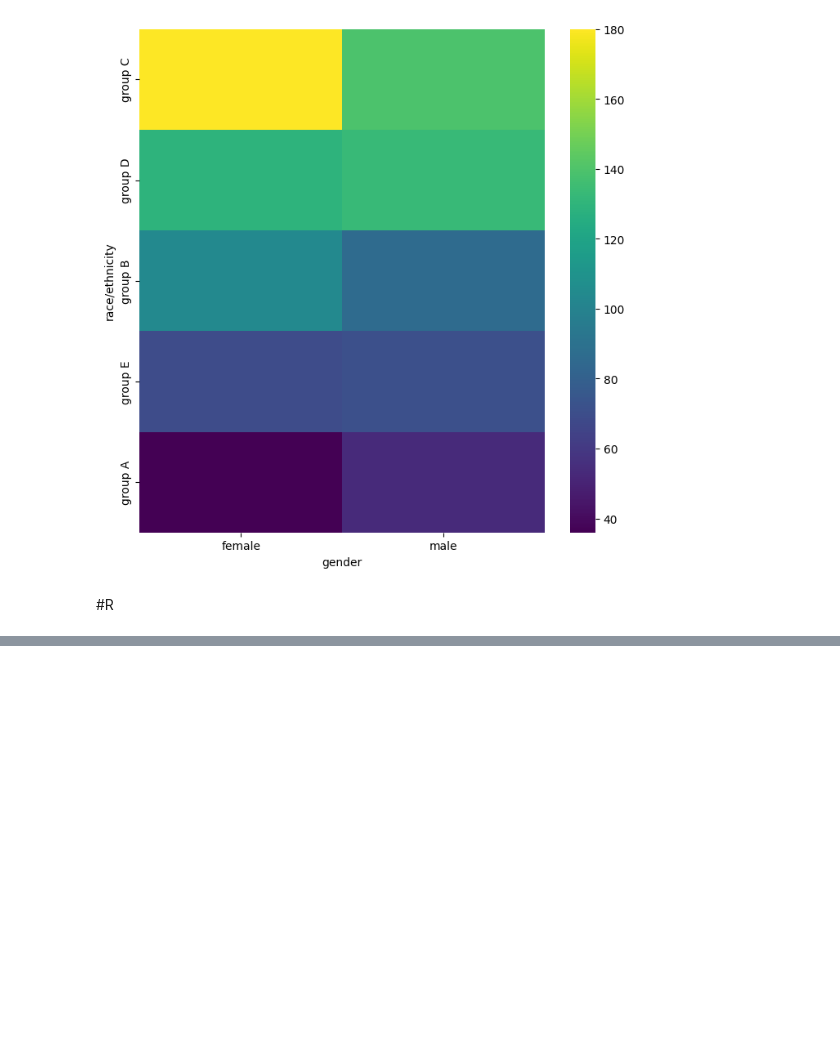
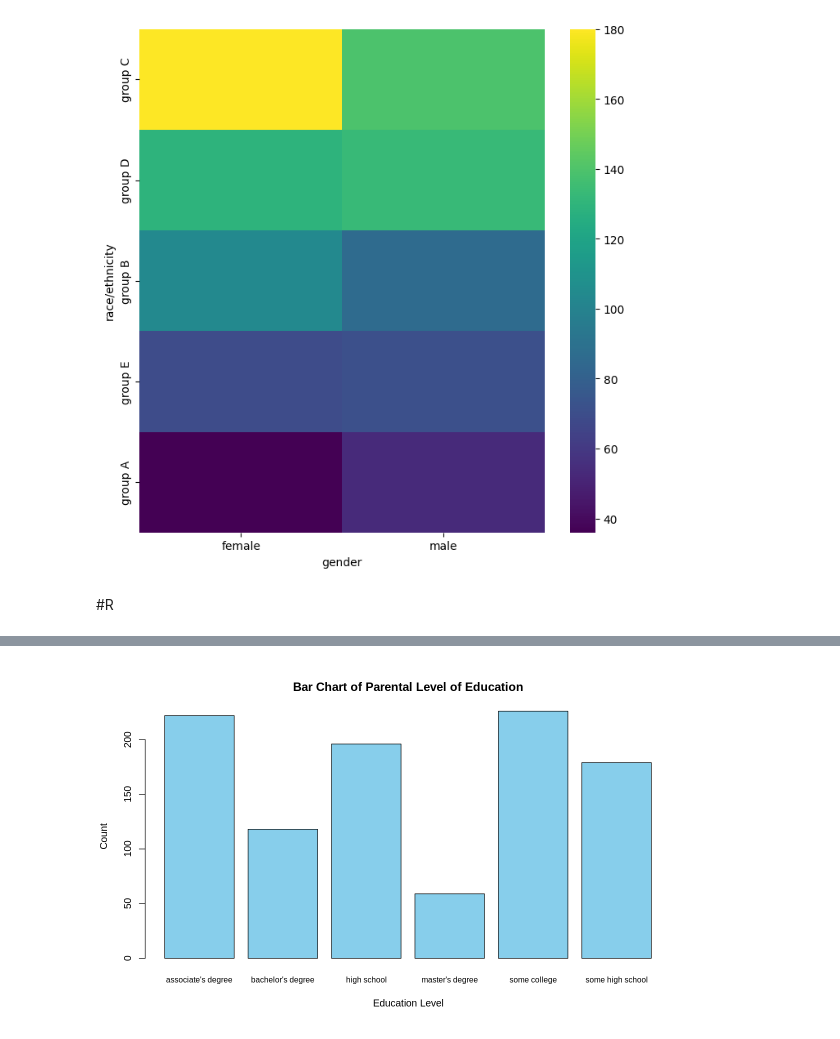
Before and after one commit to RashmitVartak/DAV, a Jupyter notebook: DAV_Exp11_63.ipynb, the cells around one changed output, grey strips where cells are left out. Saved outputs shown, nothing was run; the diff lists cells and outputs as text; code cells hidden in the pictures; blank space fills up the shorter version.

```diff
--- a/DAV_Exp11_63.ipynb
+++ b/DAV_Exp11_63.ipynb
@@ -303,0 +351,15 @@ _ = plt.ylabel('race/ethnicity')
+# %%
+# Bar chart of counts for 'parental level of education'
+education_counts <- table(df$parental.level.of.education)
+
+barplot(education_counts,
+        main = "Bar Chart of Parental Level of Education",
+        xlab = "Education Level", ylab = "Count",
+        col = "skyblue",
+        horiz = FALSE,  # Set to TRUE for horizontal bars
+        width = 0.7,    # Adjust the width of the bars
+        space = 0.2,    # Adjust the space between bars
+        cex.names = 0.8  # Adjust the size of axis labels
+)
+# %% [output]
+[figure, added]
```
Also changed, not shown: parts of 5 cells of this notebook.
